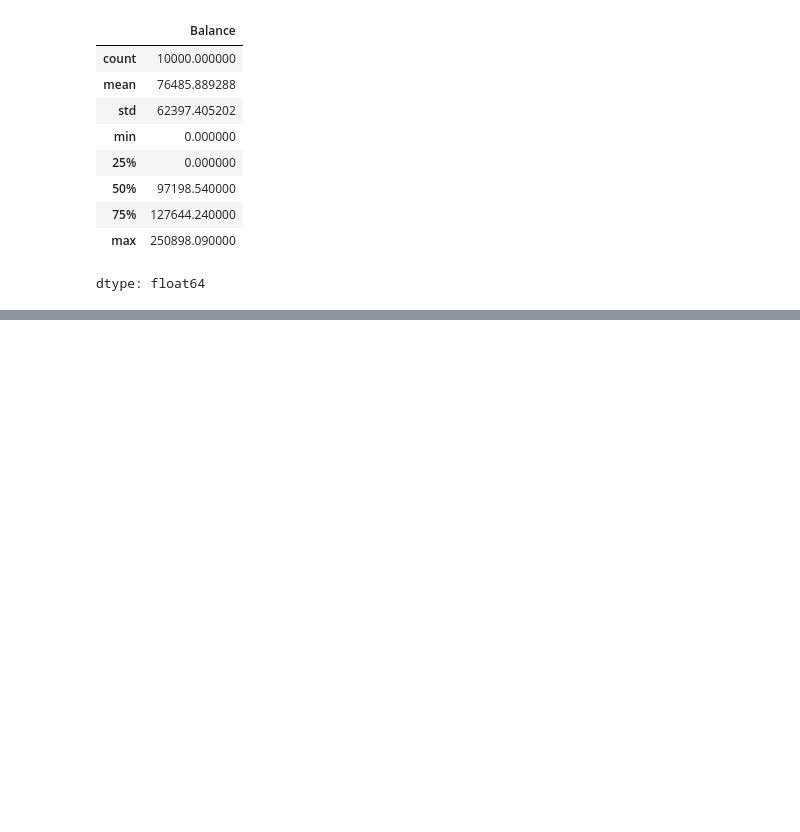
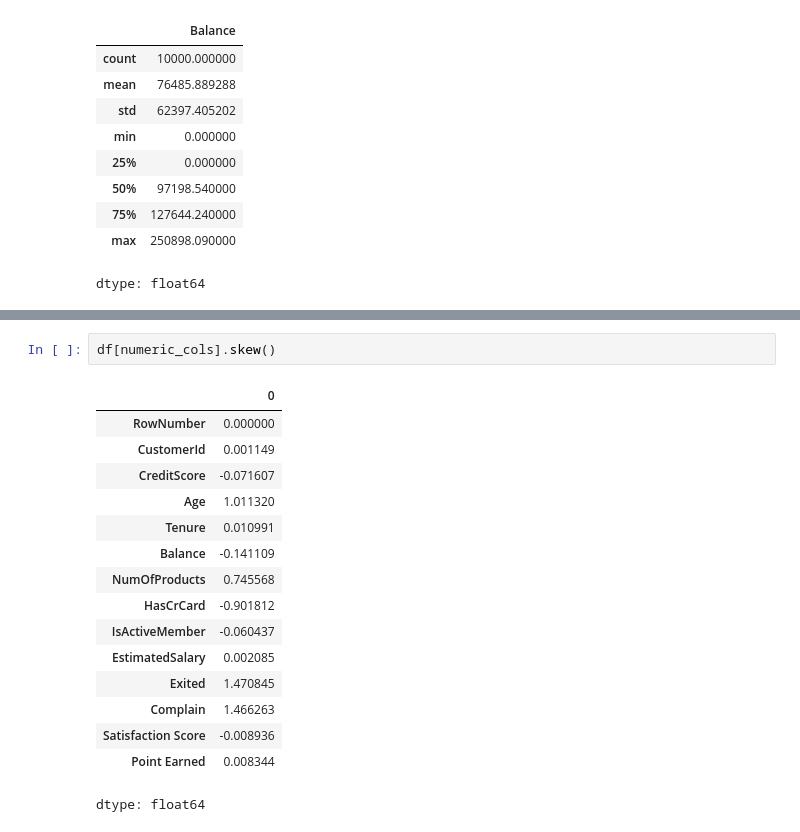
Before and after one commit to bilalislam15/bank-churn-analysis, a Jupyter notebook: EDA (1).ipynb, the cells around one changed output, grey strips where cells are left out. Cells and saved outputs as stored; diff of their text form; blank space fills up the shorter version.

```diff
--- a/EDA (1).ipynb
+++ b/EDA (1).ipynb
@@ -140,0 +181,19 @@ dtype: float64
+# %%
+df[numeric_cols].skew()
+# %% [output]
+|  | 0 |
+| RowNumber | 0.000000 |
+| CustomerId | 0.001149 |
+| CreditScore | -0.071607 |
+| Age | 1.011320 |
+| Tenure | 0.010991 |
+| Balance | -0.141109 |
+| NumOfProducts | 0.745568 |
+| HasCrCard | -0.901812 |
+| IsActiveMember | -0.060437 |
+| EstimatedSalary | 0.002085 |
+| Exited | 1.470845 |
+| Complain | 1.466263 |
+| Satisfaction Score | -0.008936 |
+| Point Earned | 0.008344 |
+dtype: float64
```
Also changed, not shown: parts of 4 cells of this notebook.
